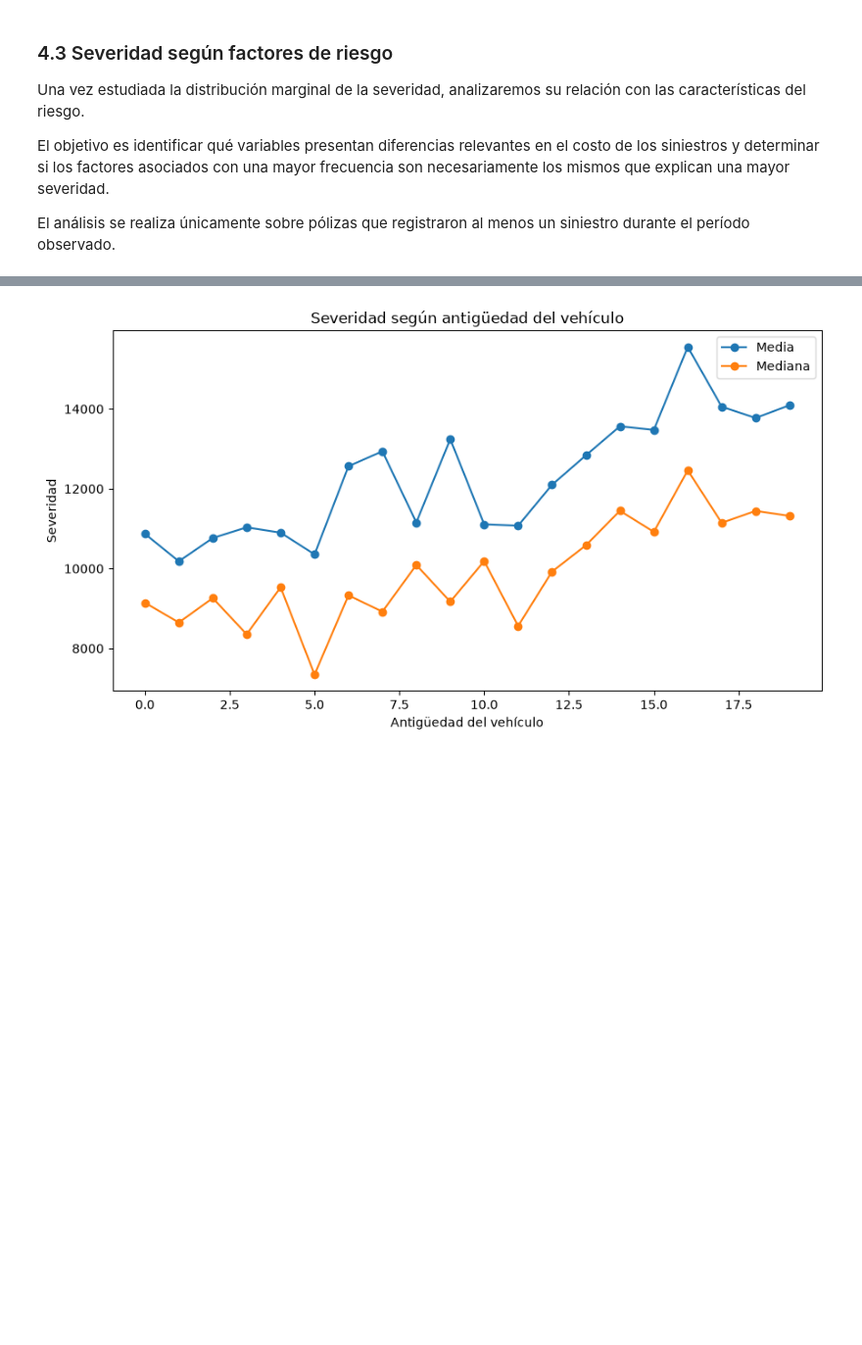
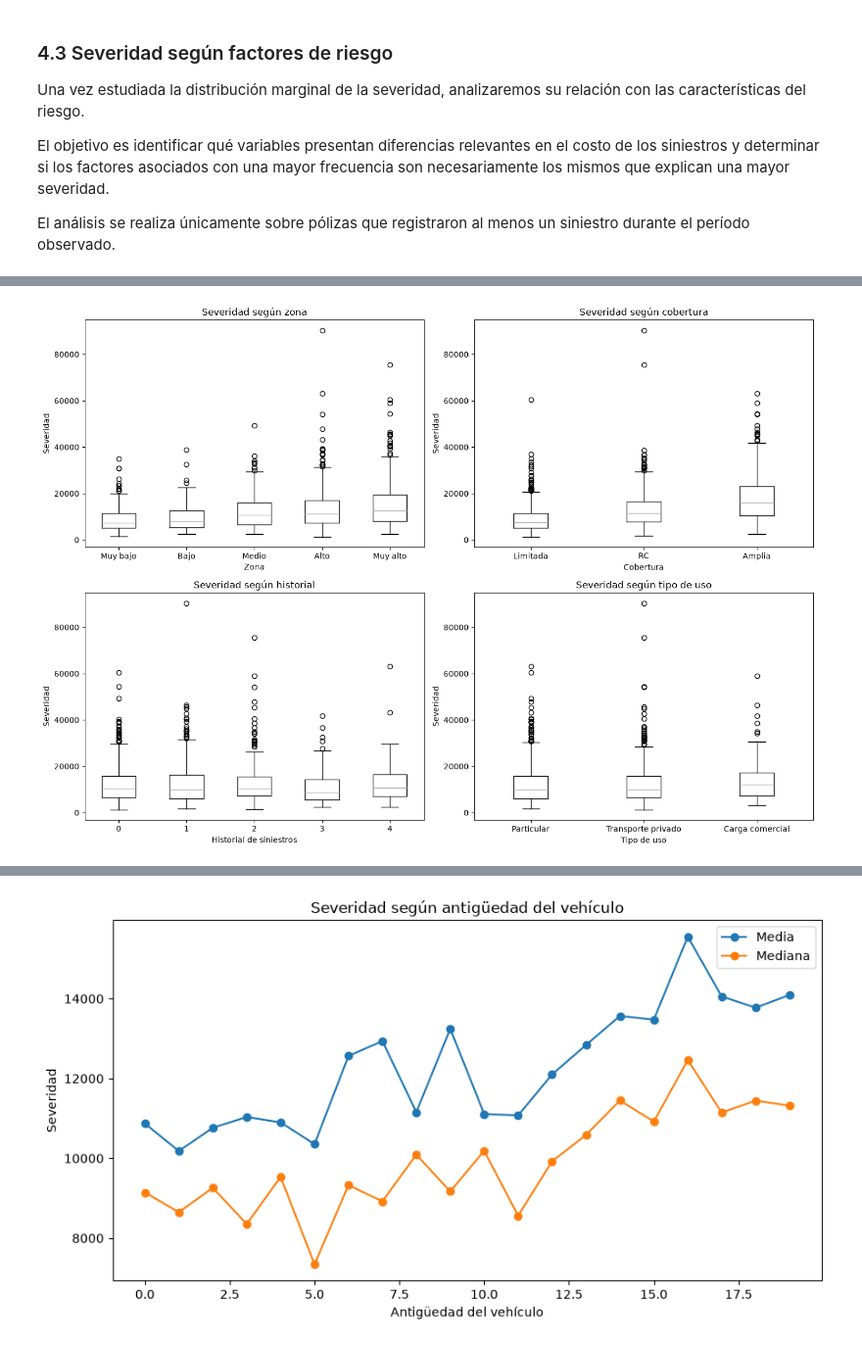
Before and after one commit to ActuarioDereckFuzz/Modelos_estadisticosvsMLvsDeep-Learning, a Jupyter notebook: notebooks/02_eda.ipynb, the cells around one changed output, grey strips where cells are left out. Shown at 98% size. Saved outputs shown, nothing was run; the diff lists cells and outputs as text; code cells hidden in the pictures; blank space fills up the shorter version.

```diff
--- a/notebooks/02_eda.ipynb
+++ b/notebooks/02_eda.ipynb
@@ -1128,2 +1118,76 @@ plt.show()
+# %%
+# Convertir las columnas categóricas al orden definido en orders
+df_severity["zona_cat"] = pd.Categorical(
+    df_severity["zona_cat"],
+    categories=orders["zona_cat"],
+    ordered=True
+)
+
+df_severity["cobertura_cat"] = pd.Categorical(
+    df_severity["cobertura_cat"],
+    categories=orders["cobertura_cat"],
+    ordered=True
+)
+
+df_severity["historial_siniestros"] = pd.Categorical(
+    df_severity["historial_siniestros"],
+    categories=orders["historial_siniestros"],
+    ordered=True
+)
+
+df_severity["tipo_uso_cat"] = pd.Categorical(
+    df_severity["tipo_uso_cat"],
+    categories=orders["tipo_uso_cat"],
+    ordered=True
+)
+
+# Graficar
+fig, axes = plt.subplots(2, 2, figsize=(14, 10))
+
+df_severity.boxplot(
+    column="severidad_promedio",
+    by="zona_cat",
+    ax=axes[0, 0],
+    grid=False
+)
+axes[0, 0].set_title("Severidad según zona")
+axes[0, 0].set_xlabel("Zona")
+axes[0, 0].set_ylabel("Severidad")
+
+df_severity.boxplot(
+    column="severidad_promedio",
+    by="cobertura_cat",
+    ax=axes[0, 1],
+    grid=False
+)
+axes[0, 1].set_title("Severidad según cobertura")
+axes[0, 1].set_xlabel("Cobertura")
+axes[0, 1].set_ylabel("Severidad")
+
+df_severity.boxplot(
+    column="severidad_promedio",
+    by="historial_siniestros",
+    ax=axes[1, 0],
+    grid=False
+)
+axes[1, 0].set_title("Severidad según historial")
+axes[1, 0].set_xlabel("Historial de siniestros")
+axes[1, 0].set_ylabel("Severidad")
+
+df_severity.boxplot(
+    column="severidad_promedio",
+    by="tipo_uso_cat",
+    ax=axes[1, 1],
+    grid=False
+)
+axes[1, 1].set_title("Severidad según tipo de uso")
+axes[1, 1].set_xlabel("Tipo de uso")
+axes[1, 1].set_ylabel("Severidad")
+
+plt.suptitle("")
+plt.tight_layout()
+plt.show()
+# %% [output]
+[figure, added]
 # %% [markdown]
 ### 4.4 Severidad vs antigüedad del vehículo
```
Also changed, not shown: parts of 26 cells of this notebook, 1 other file.
